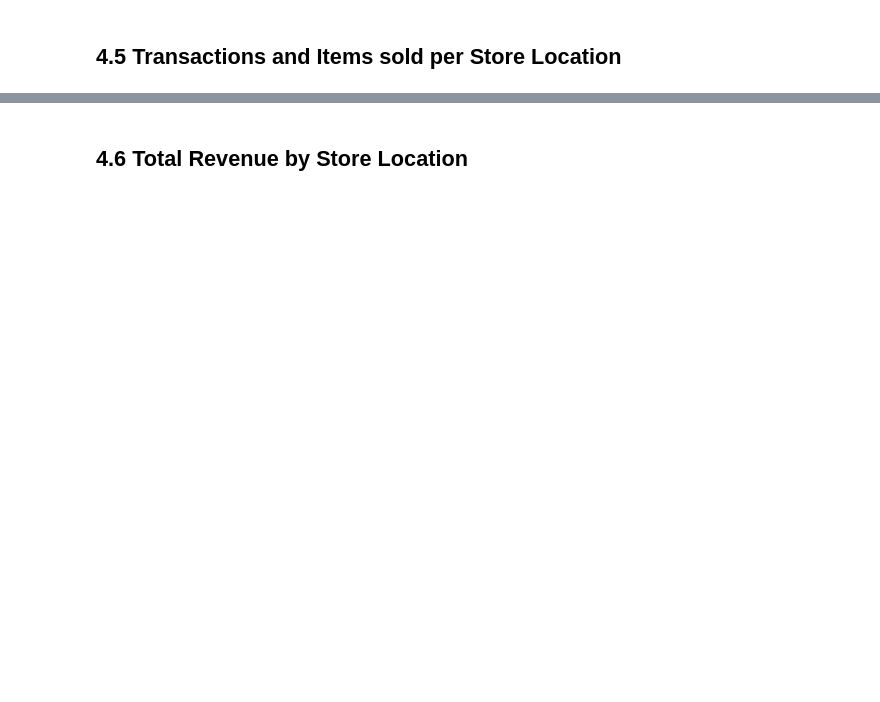
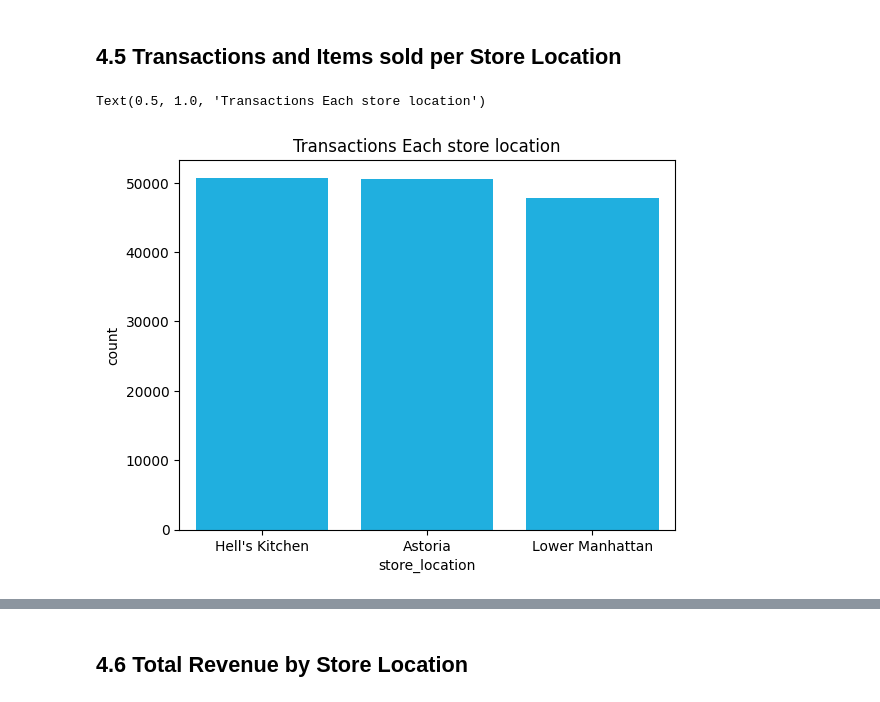
Before and after one commit to gurusharansaini/Machine-Learning, a Jupyter notebook: ML PROJECTS/PROJECT 3/Untitled.ipynb, the cells around one changed output, grey strips where cells are left out. Cells and saved outputs as stored; diff of their text form; code cells hidden in the pictures; blank space fills up the shorter version.

```diff
--- a/ML PROJECTS/PROJECT 3/Untitled.ipynb
+++ b/ML PROJECTS/PROJECT 3/Untitled.ipynb
@@ -259,2 +287,11 @@ sns.countplot(data=df,x="transaction_hour",color="deepskyblue")
 # %% [markdown]
 ## 4.5 Transactions and Items sold per Store Location <a id=4.5></a>
+# %%
+items_per_loc=df.groupby('store_location')['transaction_qty'].sum()
+transactions_per_loc=df['store_location'].value_counts()
+# %%
+ax=sns.barplot(x=transactions_per_loc.index,y=transactions_per_loc,color="deepskyblue")
+plt.title("Transactions Each store location")
+# %% [output]
+Text(0.5, 1.0, 'Transactions Each store location')
+[figure, added]
```
Also changed, not shown: parts of 56 cells of this notebook, 1 other file.
